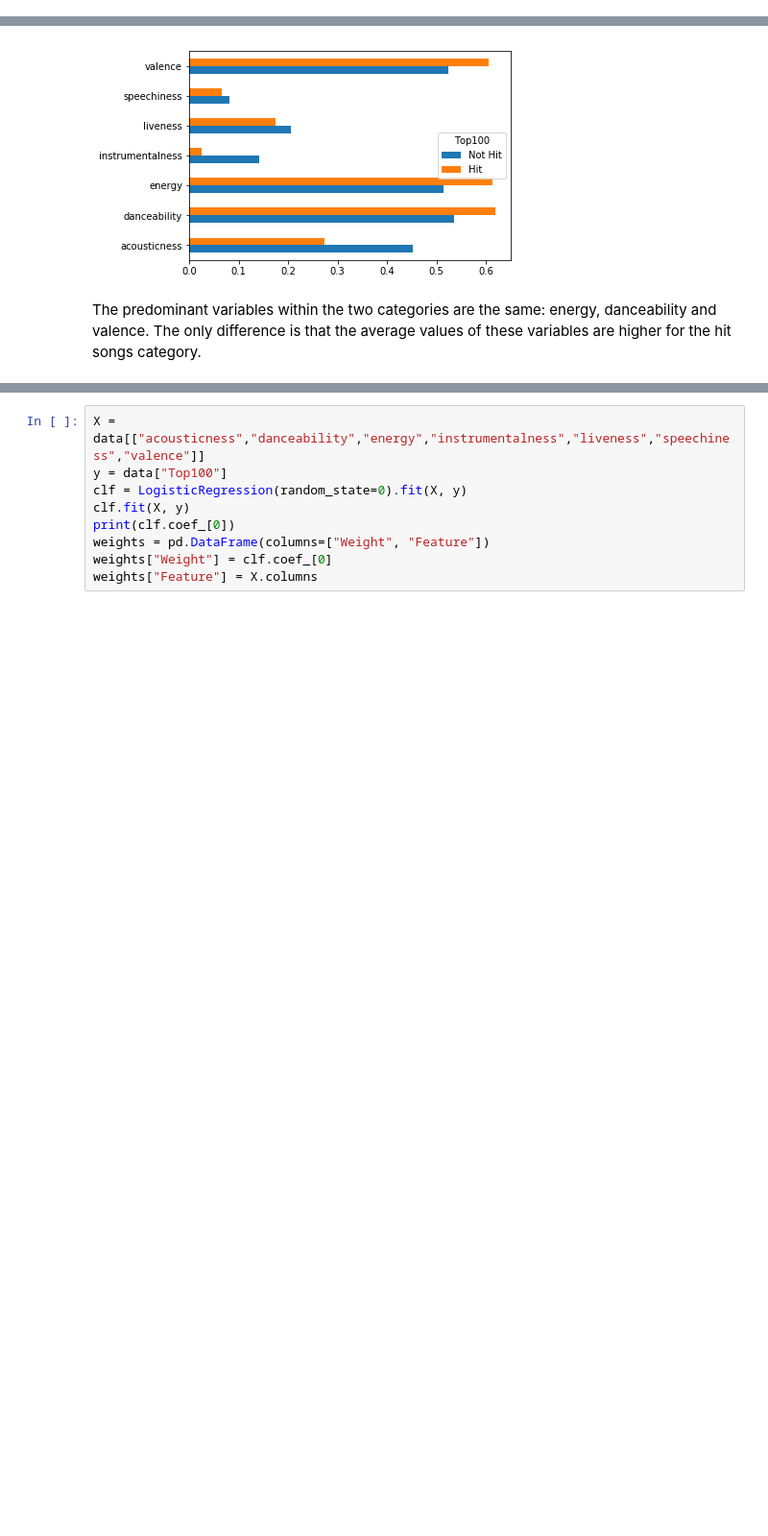
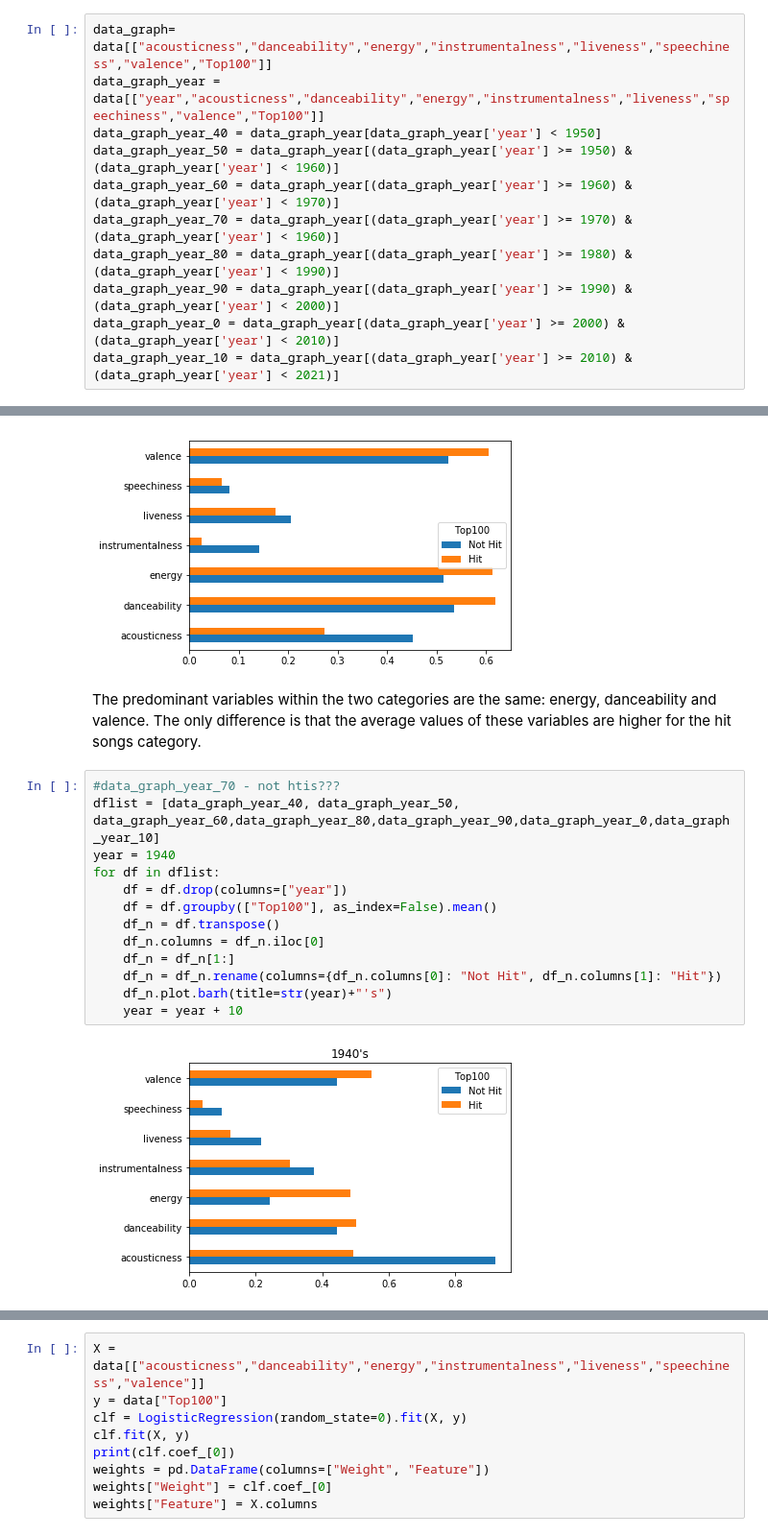
Before and after one commit to dbarer/Song-Popularity-DS, a Jupyter notebook: adie_analysis.ipynb, the cells around one changed output, grey strips where cells are left out. Shown at 96% size. Cells and saved outputs as stored; diff of their text form; blank space fills up the shorter version.

```diff
--- a/adie_analysis.ipynb
+++ b/adie_analysis.ipynb
@@ -49,0 +47,11 @@ data_graph = data_graph.groupby(["Top100"], as_index=False).mean()
+# %%
+data_graph= data[["acousticness","danceability","energy","instrumentalness","liveness","speechiness","valence","Top100"]]
+data_graph_year =  data[["year","acousticness","danceability","energy","instrumentalness","liveness","speechiness","valence","Top100"]]
+data_graph_year_40 = data_graph_year[data_graph_year['year'] < 1950]
+data_graph_year_50 = data_graph_year[(data_graph_year['year'] >= 1950) & (data_graph_year['year'] < 1960)]
+data_graph_year_60 = data_graph_year[(data_graph_year['year'] >= 1960) & (data_graph_year['year'] < 1970)]
+data_graph_year_70 = data_graph_year[(data_graph_year['year'] >= 1970) & (data_graph_year['year'] < 1960)]
+data_graph_year_80 = data_graph_year[(data_graph_year['year'] >= 1980) & (data_graph_year['year'] < 1990)]
+data_graph_year_90 = data_graph_year[(data_graph_year['year'] >= 1990) & (data_graph_year['year'] < 2000)]
+data_graph_year_0 = data_graph_year[(data_graph_year['year'] >= 2000) & (data_graph_year['year'] < 2010)]
+data_graph_year_10 = data_graph_year[(data_graph_year['year'] >= 2010) & (data_graph_year['year'] < 2021)]
@@ -73,0 +104,15 @@ The predominant variables within the two categories are the same: energy, dancea
+# %%
+#data_graph_year_70 - not htis???
+dflist = [data_graph_year_40, data_graph_year_50, data_graph_year_60,data_graph_year_80,data_graph_year_90,data_graph_year_0,data_graph_year_10]
+year = 1940
+for df in dflist:
+    df = df.drop(columns=["year"])
+    df = df.groupby(["Top100"], as_index=False).mean()
+    df_n = df.transpose()
+    df_n.columns = df_n.iloc[0]
+    df_n = df_n[1:]
+    df_n = df_n.rename(columns={df_n.columns[0]: "Not Hit", df_n.columns[1]: "Hit"})
+    df_n.plot.barh(title=str(year)+"'s")
+    year = year + 10
+# %% [output]
+[figure, added]
```
Also changed, not shown: parts of 15 cells of this notebook.
